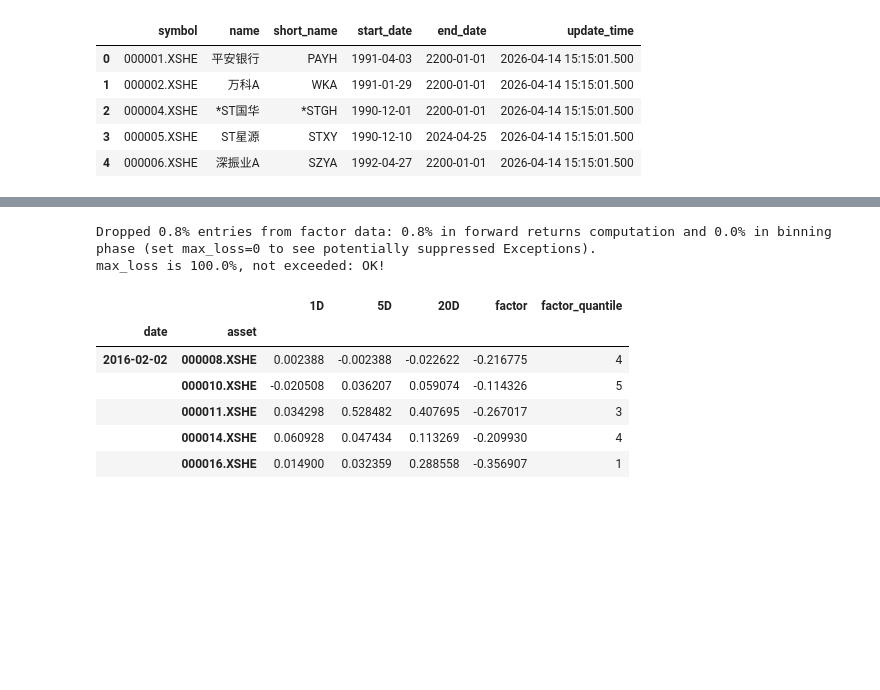
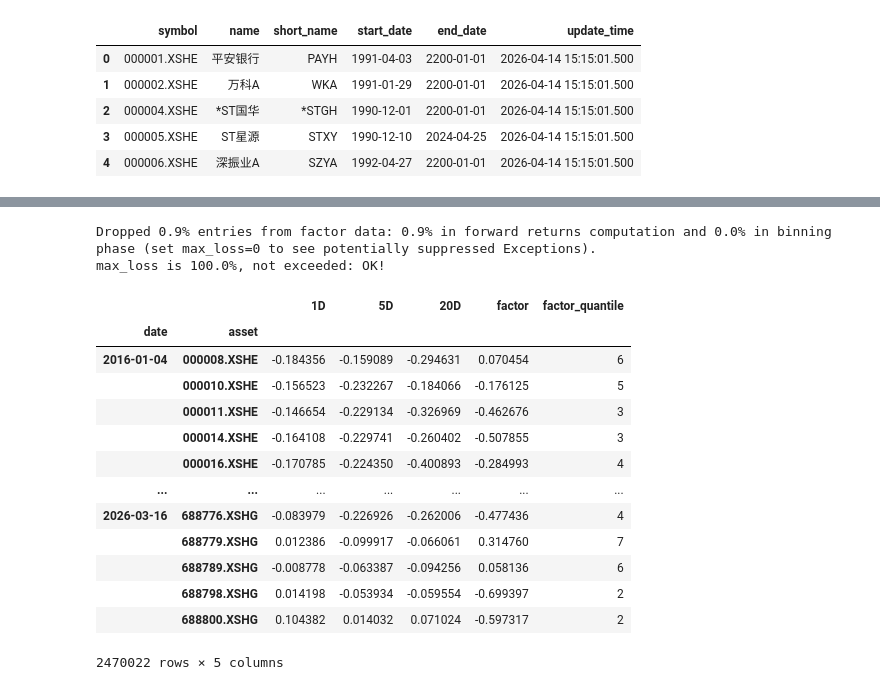
Before and after one commit to linerrrrrrr/Latitude_Alpha_Generator, a Jupyter notebook: testing_04.ipynb, the cells around one changed output, grey strips where cells are left out. Cells and saved outputs as stored; diff of their text form; code cells hidden in the pictures; blank space fills up the shorter version.

```diff
--- a/testing_04.ipynb
+++ b/testing_04.ipynb
@@ -308,0 +718,10 @@ factor_for_alphalens.head()
+# %%
+# 计算因子数据
+factors_df = f_alpha003(
+    bars = bars_1d_df,
+    f_name = 'abnretavg',
+    min_periods = 5,
+) # 因子函数 func()
+# 因子值 shift 1 转换成实际使用时间(T+1)
+factors_df["factor_value"] = factors_df.groupby('symbol')['factor_value'].transform(lambda x: x.shift(1))
+factors_df
@@ -309,28 +742,47 @@ factor_for_alphalens.head()
+# %%
+# =================== 转换为 alphalens 要求的因子格式 ======================
+
+# 与指数的交易日历、历史成分股数据对齐
+factors_df = pd.merge(index_weights_df[["datetime", "symbol"]], factors_df, how = "left", on = ["datetime", "symbol"])
+# 转换成[datetime, symbol]双重索引的factor_table
+factors = factors_df.pivot_table(index = ["datetime", "symbol"], columns = "factor_name", values = "factor_value")
+
+# if True: factors['abnretavg'] *= -1
+factors
 # %%
 # ==================== Alphalens 因子分析 ====================
 
-clean_factor_and_forward_returns = alphalens.utils.get_clean_factor_and_forward_returns(
-    factor = factor_for_alphalens,
-    prices = prices_for_alphalens,
-    periods = [1, 5, 20],
-    quantiles = 5,              # 分位数分箱
-    bins = None,                # 自定义阈值分组回测
-    groupby = None,             # {行业: 股票代码} 字典
-    filter_zscore = None,       # Z-score 过滤
-    max_loss = 1,               # 允许的最高数据缺失率
-    zero_aware = False          # 零轴划分，即对正因子值和负因子值分别进行分位数分组
+# 调用alphalens进行数据清洗
+factor_data = al.utils.get_clean_factor_and_forward_returns(
+    factor=factors,
+    prices=prices,
+    periods=(1, 5, 20),
+    bins=None,
+    quantiles=7,
+    groupby=None,
+    groupby_labels=None,
+    binning_by_group=False,
+    filter_zscore=20,
+    max_loss=1,
+    zero_aware=False,
+    cumulative_returns=True
 )
-
-import gc; gc.collect()
-clean_factor_and_forward_returns.head()
+factor_data
 # %% [output]
-Dropped 0.8% entries from factor data: 0.8% in forward returns computation and 0.0% in binning phase (set max_loss=0 to see potentially suppressed Exceptions).
+Dropped 0.9% entries from factor data: 0.9% in forward returns computation and 0.0% in binning phase (set max_loss=0 to see potentially suppressed Exceptions).
 max_loss is 100.0%, not exceeded: OK!
 |  |  | 1D | 5D | 20D | factor | factor_quantile |
 | date | asset |  |  |  |  |  |
-| 2016-02-02 | 000008.XSHE | 0.002388 | -0.002388 | -0.022622 | -0.216775 | 4 |
-|  | 000010.XSHE | -0.020508 | 0.036207 | 0.059074 | -0.114326 | 5 |
-|  | 000011.XSHE | 0.034298 | 0.528482 | 0.407695 | -0.267017 | 3 |
-|  | 000014.XSHE | 0.060928 | 0.047434 | 0.113269 | -0.209930 | 4 |
-|  | 000016.XSHE | 0.014900 | 0.032359 | 0.288558 | -0.356907 | 1 |
+| 2016-01-04 | 000008.XSHE | -0.184356 | -0.159089 | -0.294631 | 0.070454 | 6 |
+|  | 000010.XSHE | -0.156523 | -0.232267 | -0.184066 | -0.176125 | 5 |
+|  | 000011.XSHE | -0.146654 | -0.229134 | -0.326969 | -0.462676 | 3 |
+|  | 000014.XSHE | -0.164108 | -0.229741 | -0.260402 | -0.507855 | 3 |
+|  | 000016.XSHE | -0.170785 | -0.224350 | -0.400893 | -0.284993 | 4 |
+| ... | ... | ... | ... | ... | ... | ... |
+| 2026-03-16 | 688776.XSHG | -0.083979 | -0.226926 | -0.262006 | -0.477436 | 4 |
+|  | 688779.XSHG | 0.012386 | -0.099917 | -0.066061 | 0.314760 | 7 |
+|  | 688789.XSHG | -0.008778 | -0.063387 | -0.094256 | 0.058136 | 6 |
+|  | 688798.XSHG | 0.014198 | -0.053934 | -0.059554 | -0.699397 | 2 |
+|  | 688800.XSHG | 0.104382 | 0.014032 | 0.071024 | -0.597317 | 2 |
+2470022 rows × 5 columns
 # %%
```
Also changed, not shown: parts of 17 cells of this notebook, 3 other files.
